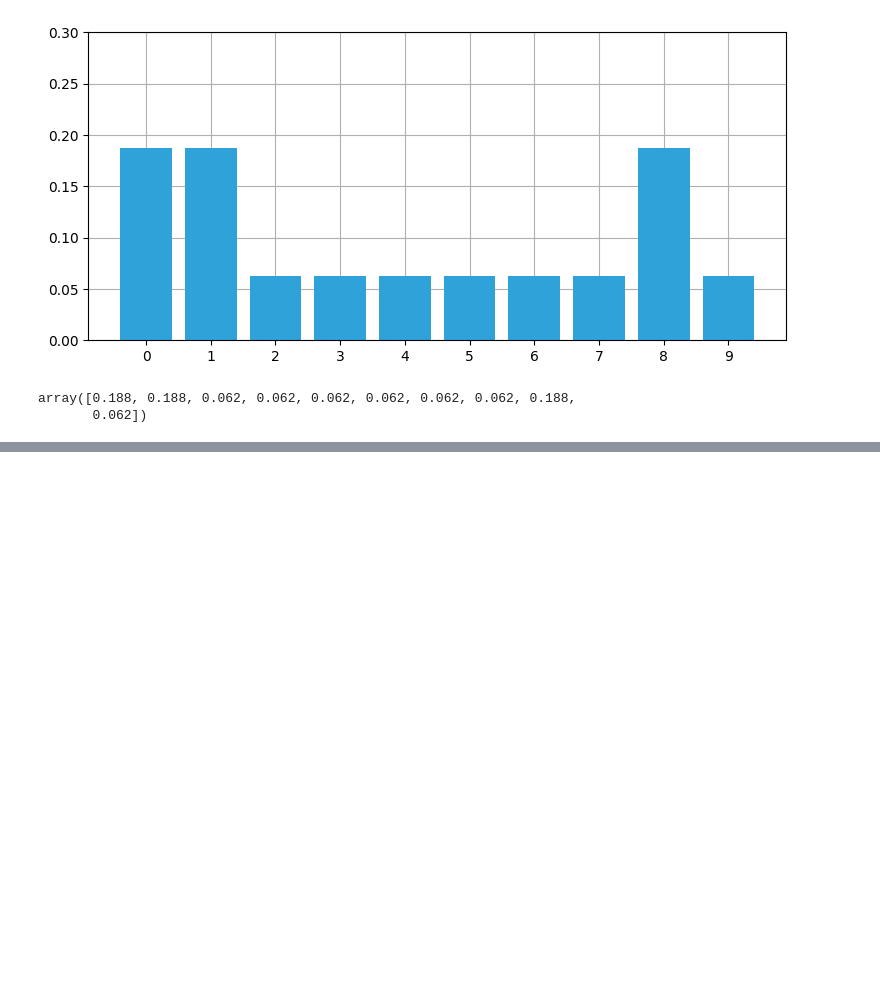
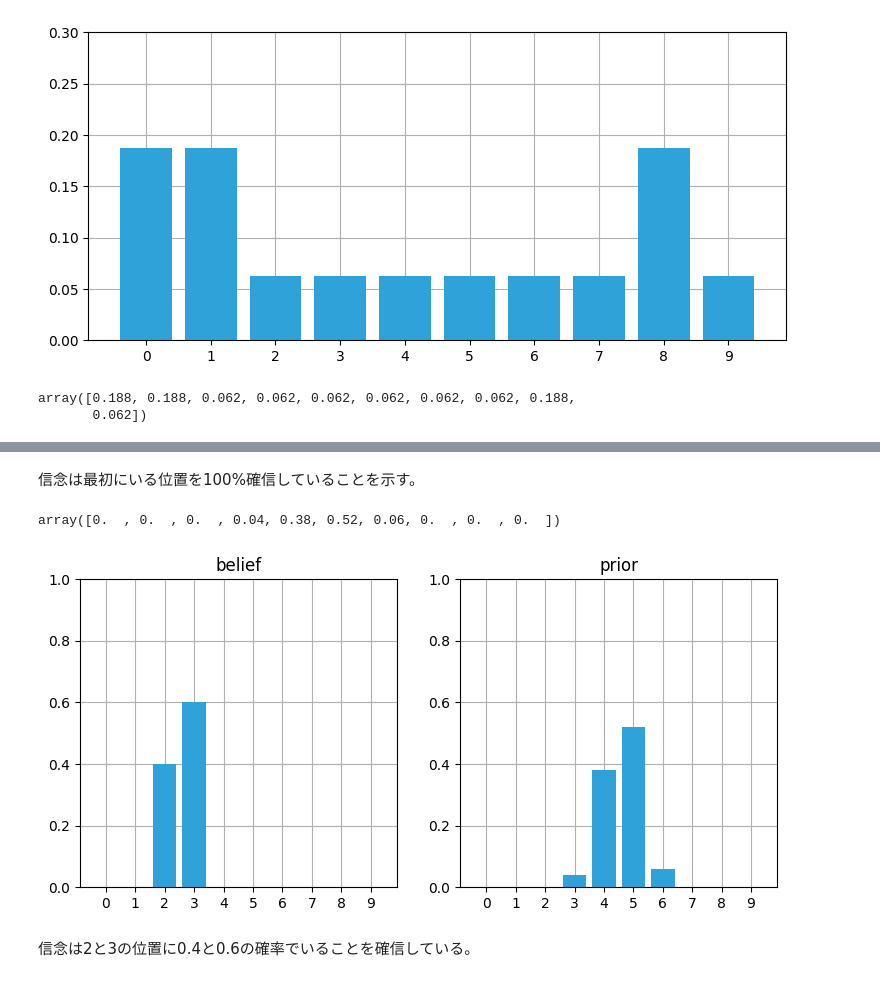
Before and after one commit to styuk/Time-Seriese, a Jupyter notebook: python/filter/bayesfilter_2.ipynb, the cells around one changed output, grey strips where cells are left out. Saved outputs shown, nothing was run; the diff lists cells and outputs as text; code cells hidden in the pictures; blank space fills up the shorter version.

```diff
--- a/python/filter/bayesfilter_2.ipynb
+++ b/python/filter/bayesfilter_2.ipynb
@@ -138,0 +195,12 @@ array([0.188, 0.188, 0.062, 0.062, 0.062, 0.062, 0.062, 0.062, 0.188,
+# %% [markdown]
+信念は最初にいる位置を100%確信していることを示す。
+# %%
+belief = [0, 0, .4, .6, 0, 0, 0, 0, 0, 0, ]
+prior = predict_move(belief, 2, .1, .8, .1)
+book_plots.plot_belief_vs_prior(belief, prior)
+prior
+# %% [output]
+array([0.  , 0.  , 0.  , 0.04, 0.38, 0.52, 0.06, 0.  , 0.  , 0.  ])
+[figure, added]
+# %% [markdown]
+信念は2と3の位置に0.4と0.6の確率でいることを確信している。
```
Also changed, not shown: parts of 4 cells of this notebook.
